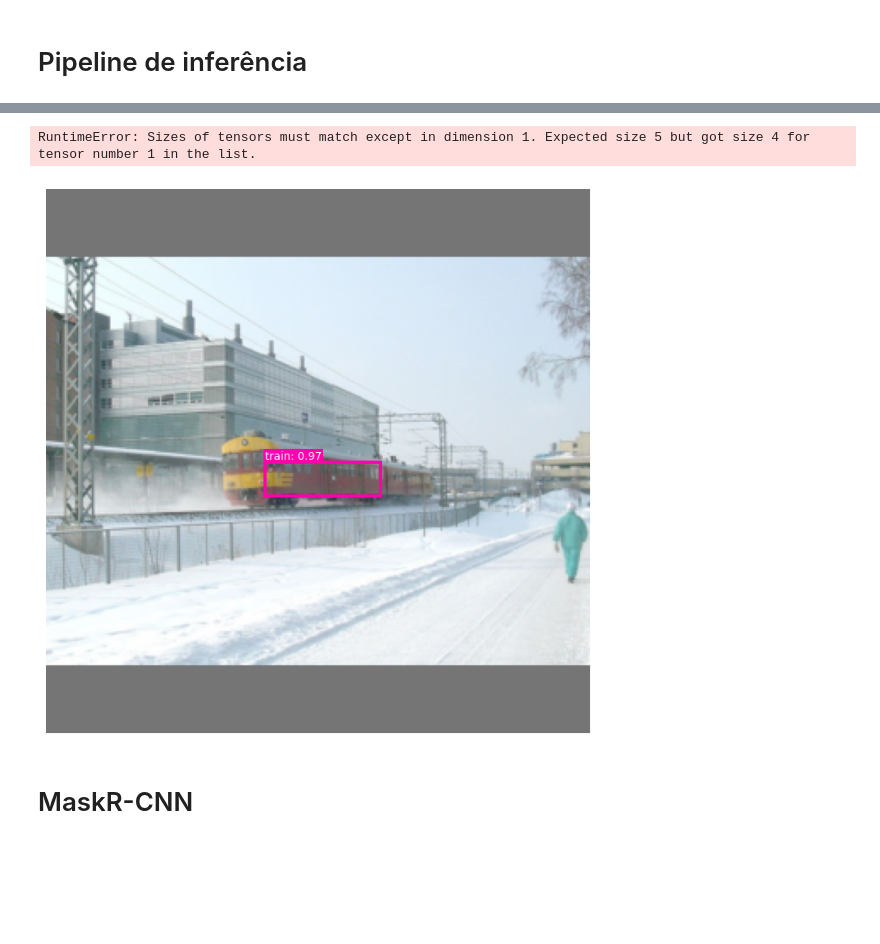
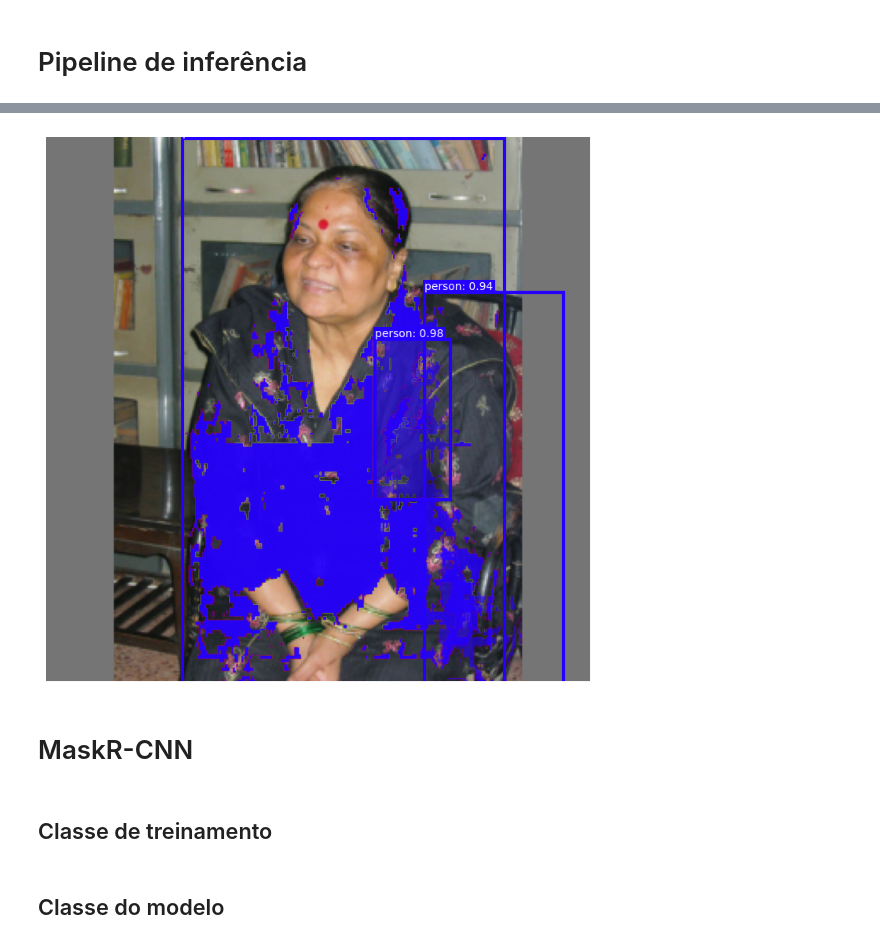
Before and after one commit to pedrotokar/deeplearning-assignments, a Jupyter notebook: Assignment 2/Deep Learning Assignment 2.ipynb, the cells around one changed output, grey strips where cells are left out. Drawn from its saved outputs; the diff is of its cells as text; code cells hidden in the pictures; blank space fills up the shorter version.

```diff
--- a/Assignment 2/Deep Learning Assignment 2.ipynb
+++ b/Assignment 2/Deep Learning Assignment 2.ipynb
@@ -1845,10 +1830,11 @@ plot_yolo_images(train_data_y, -1)
 # %%
-combinator(yolo, unet, train_data_y)
+combinator(yolo, unet, train_data_y, index = 36, confidence = 0.8)
 # %% [output]
-RuntimeError: Sizes of tensors must match except in dimension 1. Expected size 5 but got size 4 for tensor number 1 in the list.
-[figure, old version]
+[figure, new version]
 # %% [markdown]
 # MaskR-CNN
+# %% [markdown]
+## Classe de treinamento
 # %%
 class MaskRCNNTrainer(Trainer):
     def __init__(self, plot_func = None):
@@ -1902,4 +1888,6 @@ class MaskRCNNTrainer(Trainer):
 
 #        self.plot_pred(self, val_loader.dataset, 28)
         return epoch_loss
+# %% [markdown]
+## Classe do modelo
 # %%
```
Also changed, not shown: parts of 11 cells of this notebook.
